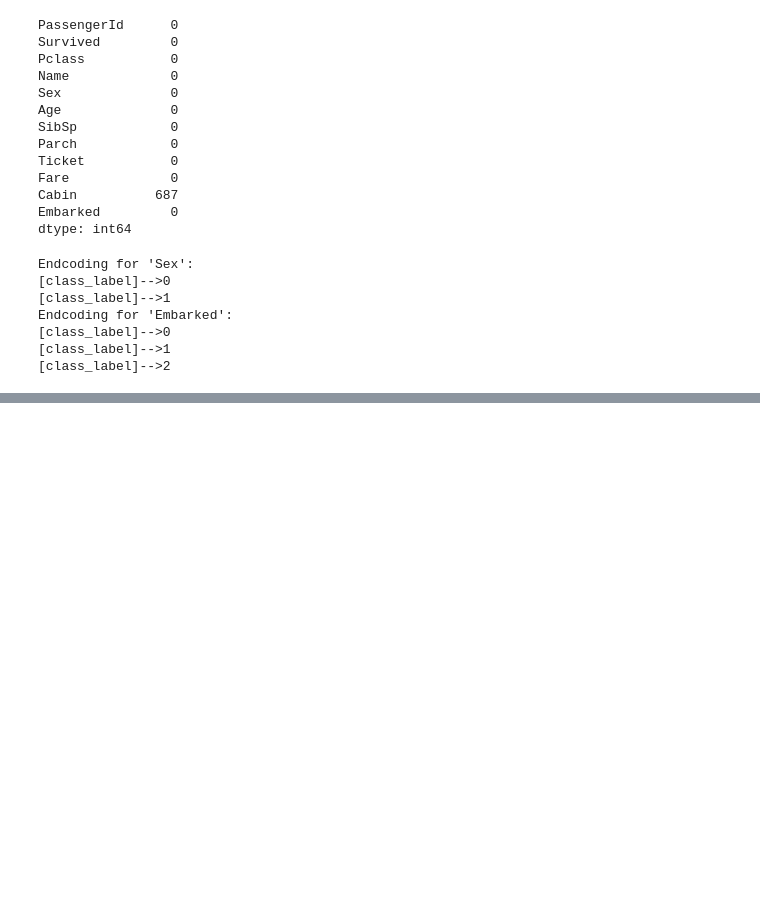
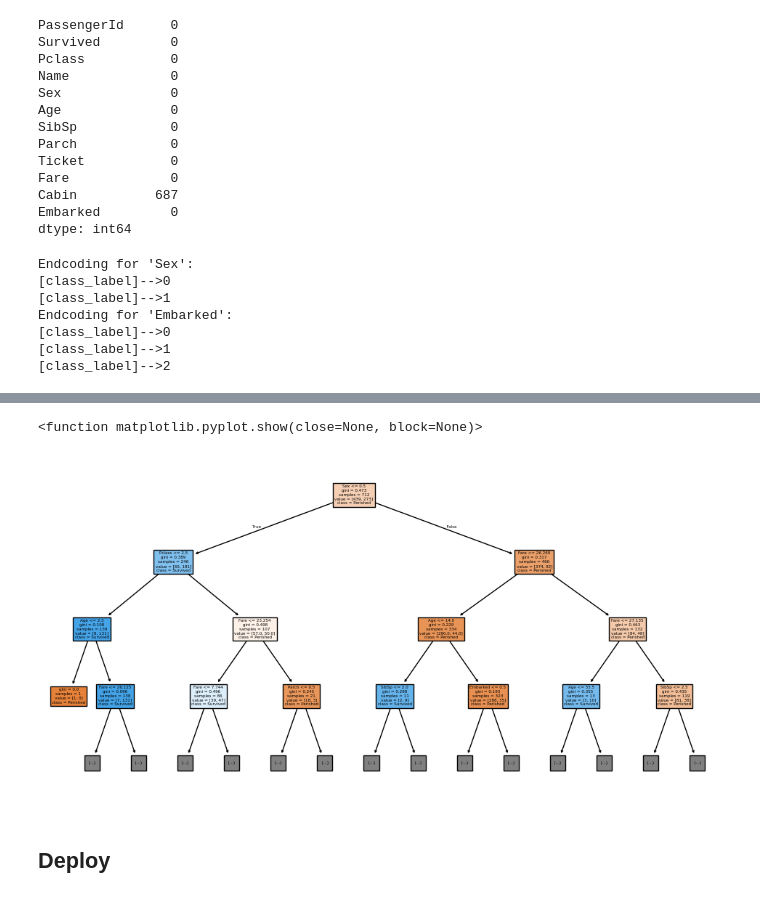
Before and after one commit to AndyZheng0/bus-analytics, a Jupyter notebook: titanic/W11 Predictive Analysis.ipynb, the cells around one changed output, grey strips where cells are left out. Drawn from its saved outputs; the diff is of its cells as text; code cells hidden in the pictures; blank space fills up the shorter version.

```diff
--- a/titanic/W11 Predictive Analysis.ipynb
+++ b/titanic/W11 Predictive Analysis.ipynb
@@ -169,0 +184,6 @@ Endcoding for 'Embarked':
+# %%
+# split the training dataset into training and validation
+
+x = df[['Pclass','Sex', 'Age', 'SibSp', 'Parch', 'Fare', 'Embarked']]
+y = df['Survived'].astype(int)
+x_train, x_val, y_train, y_val = train_test_split(x,y, test_size = 0.2, stratify = y, random_state=11)
@@ -169,0 +192,18 @@ Endcoding for 'Embarked':
+# %%
+tree_model = DecisionTreeClassifier(random_state=11)
+tree_model.fit(x_train, y_train)
+tree_pred = tree_model.predict(x_val)
+# %%
+#visualize the tree
+plt.figure(figsize = (12,6))
+plot_tree(tree_model, feature_names=x.columns,
+          class_names=['Perished', 'Survived'], filled=True, max_depth=3)
+
+#save the photo
+plt.savefig("titanic_tree.png", dpi = 300)
+plt.show
+# %% [output]
+<function matplotlib.pyplot.show(close=None, block=None)>
+[figure, added]
+# %% [markdown]
+## Deploy
```
Also changed, not shown: parts of 6 cells of this notebook, 2 other files.
